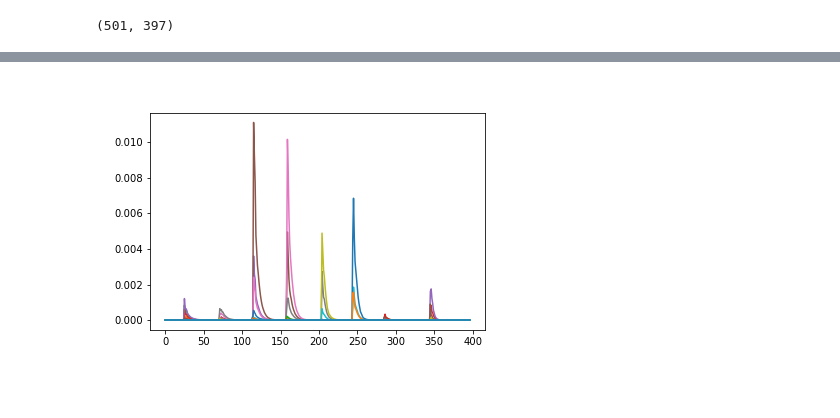
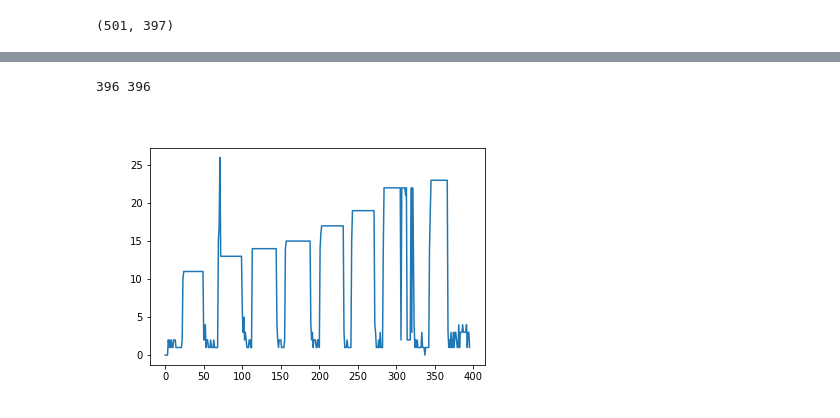
Before and after one commit to SudharshanBR/NewRecording2, a Jupyter notebook: InstrumentRecognition.ipynb, the cells around one changed output, grey strips where cells are left out. Cells and saved outputs as stored; diff of their text form; code cells hidden in the pictures.

```diff
--- a/InstrumentRecognition.ipynb
+++ b/InstrumentRecognition.ipynb
@@ -147,4 +147,11 @@ specNP.shape
 spectogram_np.shape
 # %% [output]
 (501, 397)
+# %%
+def plotX(X):
+    if plt:
+        plt.close()
+
+    plt.plot(X)
+    plt.show()
 # %%
@@ -152,13 +161,16 @@ from scipy import ndimage
 # %%
-kernel = np.array([[-1, -1, -1],
-                   [-1,  8, -1],
-                   [-1, -1, -1]])
-highpass_3x3 = ndimage.convolve(specNP, kernel)
+
+frequency = []
+beta = 0.1
+
+for i,val in enumerate(specNP):
+    for j in range(len(val)):
+        if(val[j]-max(val) * beta)>0:
+            frequency.append(j)
+            break;
+
+print(len(frequency),i)
+plotX(frequency)
+# %% [output]
+396 396
+[figure, added]
-# %%
-if plt:
-    plt.close()
-
-plt.plot(specNP)
-plt.show()
-# %% [output]
-[figure, removed]
```
Also changed, not shown: parts of 3 cells of this notebook.
